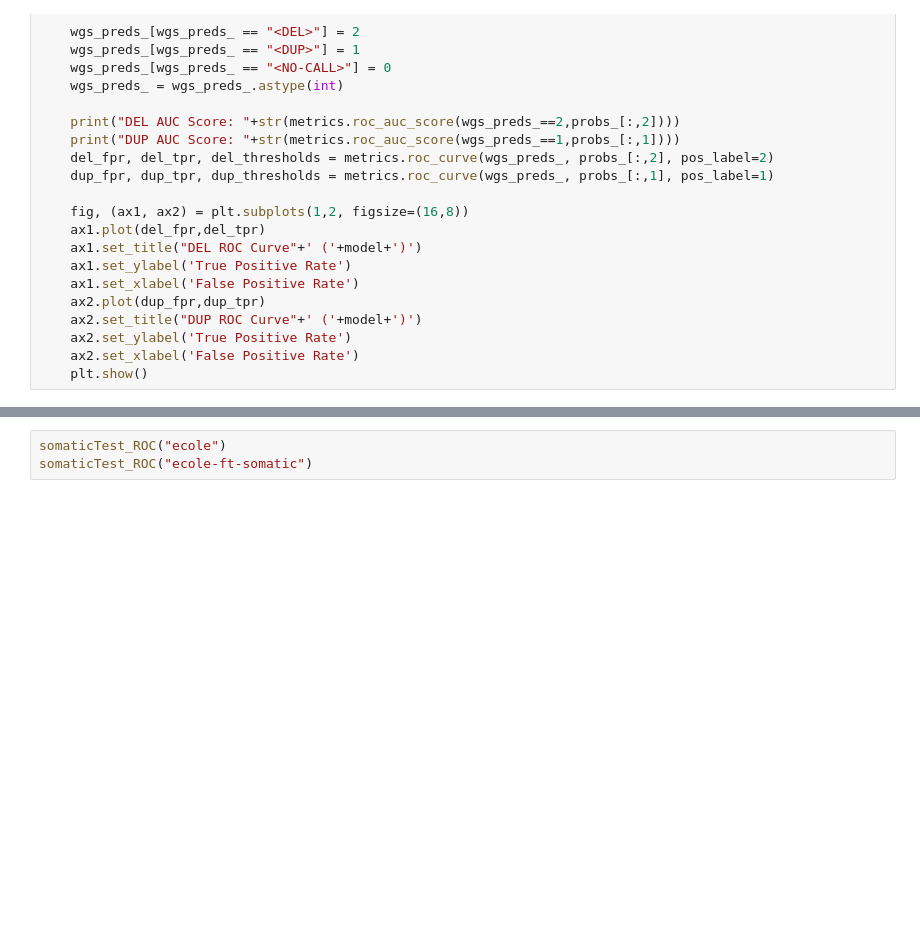
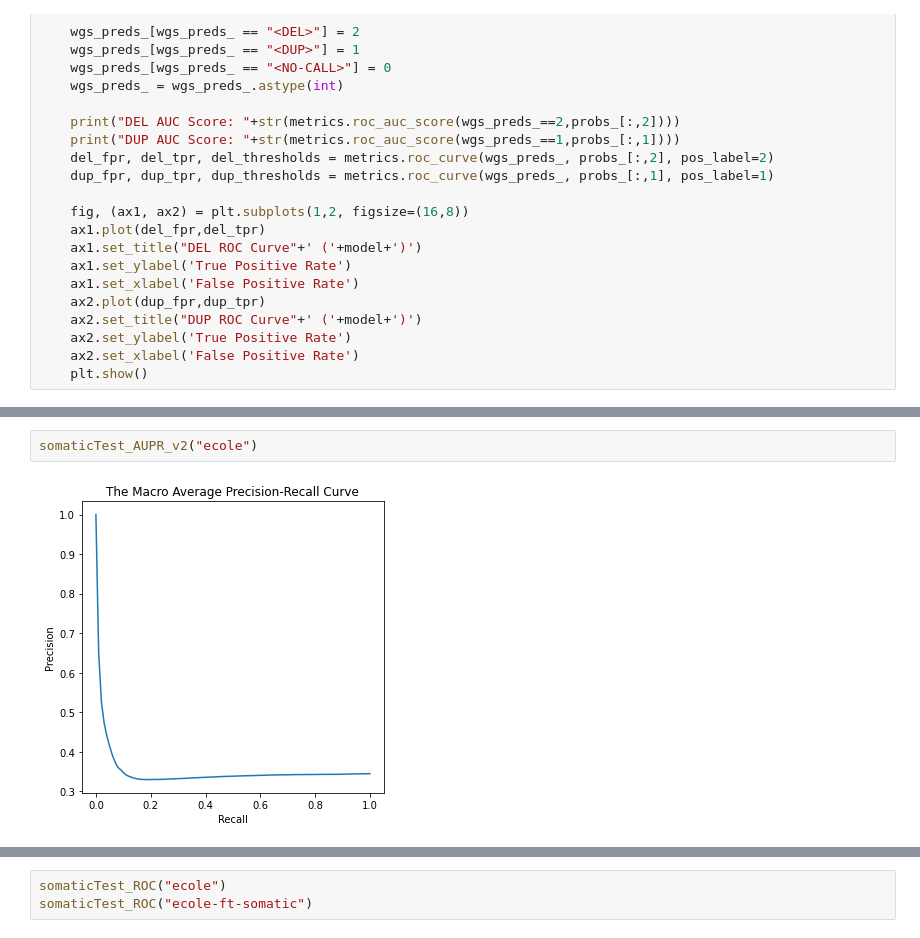
Before and after one commit to alperylmzz/ECOLE-revision, a Jupyter notebook: roc_aupr_analysis.ipynb, the cells around one changed output, grey strips where cells are left out. Saved outputs shown, nothing was run; the diff lists cells and outputs as text; blank space fills up the shorter version.

```diff
--- a/roc_aupr_analysis.ipynb
+++ b/roc_aupr_analysis.ipynb
@@ -140,0 +191,4 @@ def somaticTest_AUPR(model):
+# %%
+somaticTest_AUPR_v2("ecole")
+# %% [output]
+[figure, added]
```
Also changed, not shown: parts of 5 cells of this notebook.
